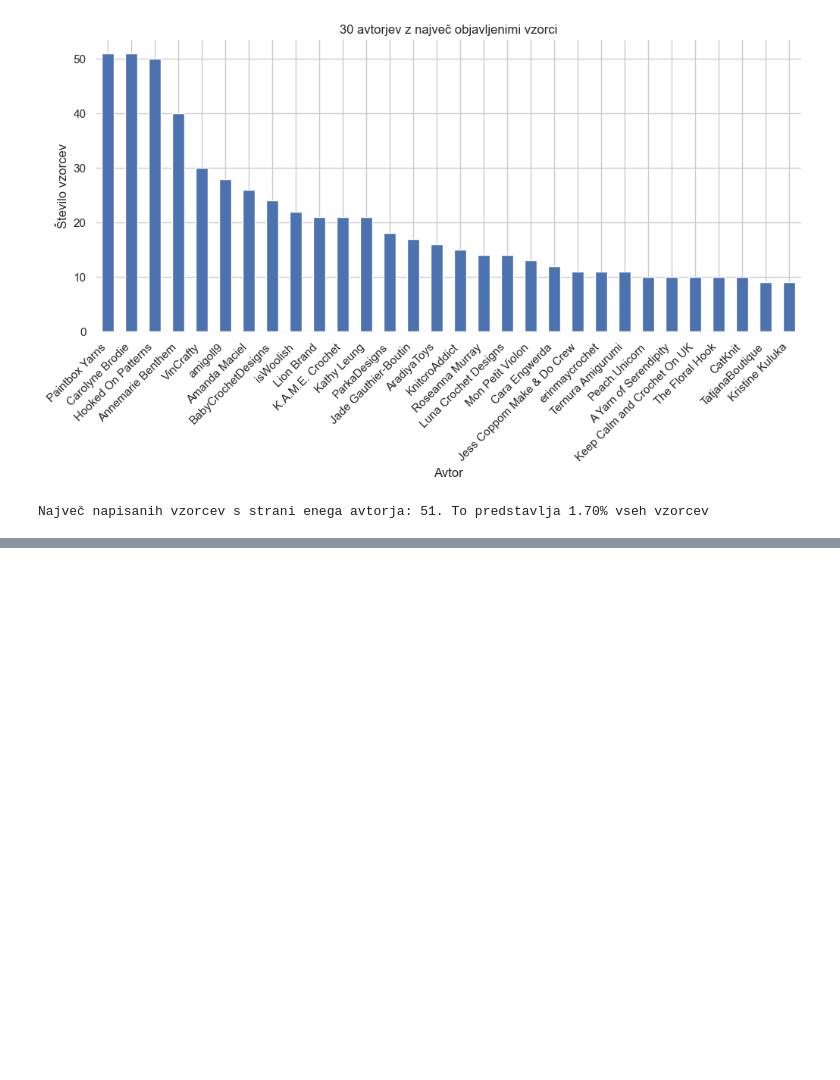
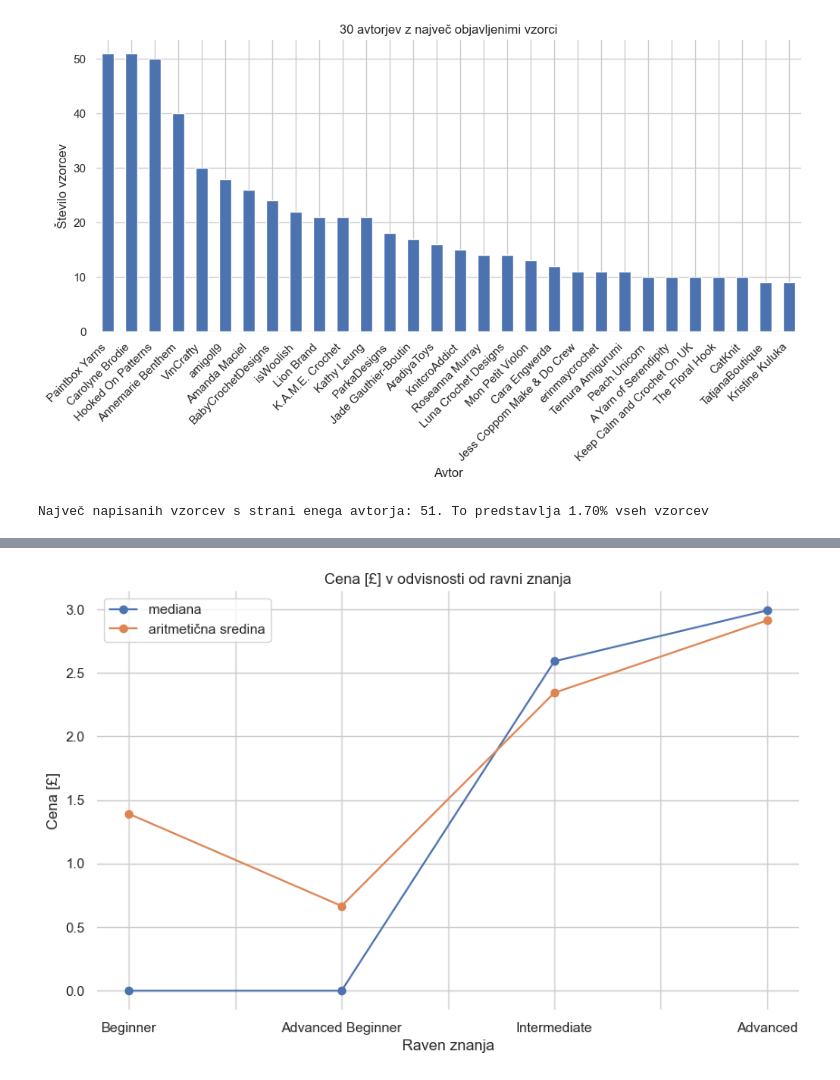
Before and after one commit to kanisaja/uvp-projektna-naloga, a Jupyter notebook: splosna_analiza/splosna_analiza.ipynb, the cells around one changed output, grey strips where cells are left out. Cells and saved outputs as stored; diff of their text form; code cells hidden in the pictures; blank space fills up the shorter version.

```diff
--- a/splosna_analiza/splosna_analiza.ipynb
+++ b/splosna_analiza/splosna_analiza.ipynb
@@ -111,0 +129,4 @@ Največ napisanih vzorcev s strani enega avtorja: 51. To predstavlja 1.70% vseh
+# %%
+raven_ter_('Cena [£]')
+# %% [output]
+[figure, added]
```
Also changed, not shown: parts of 5 cells of this notebook, 2 other files.
